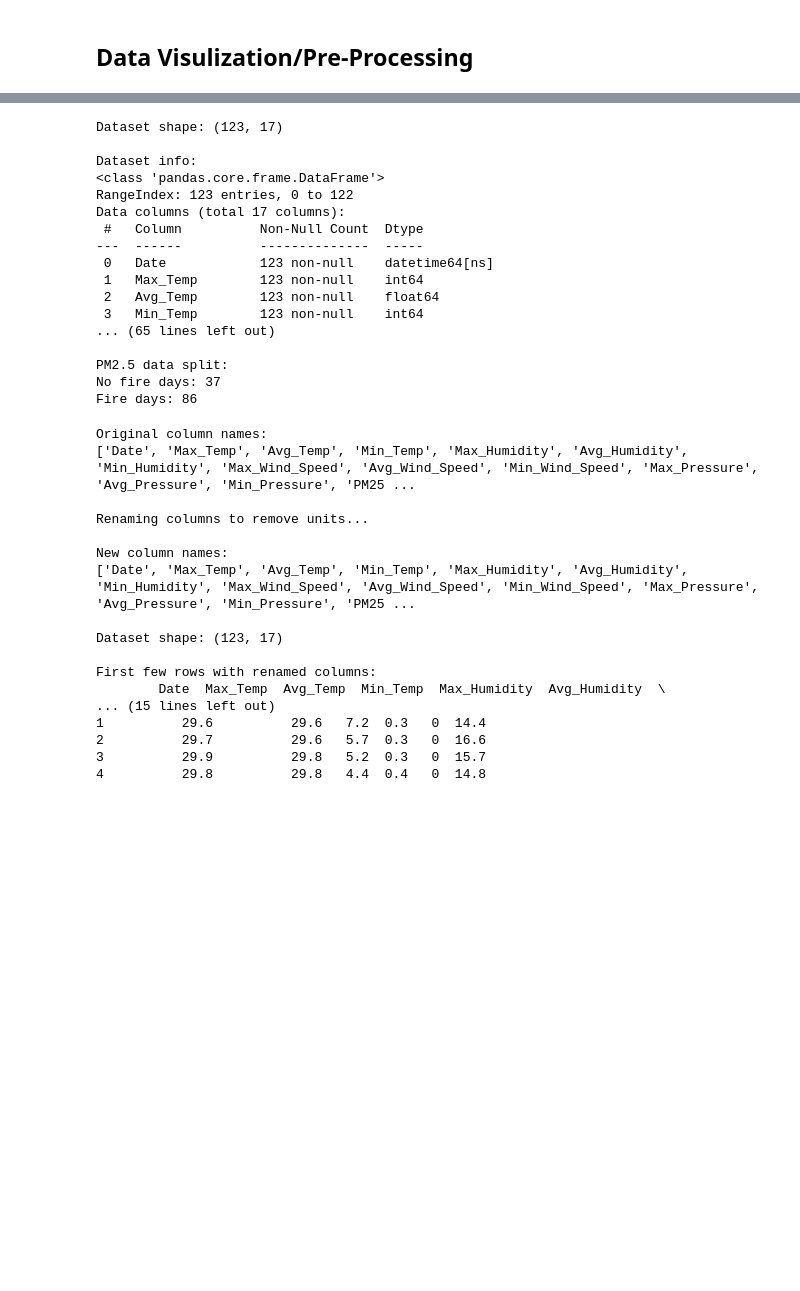
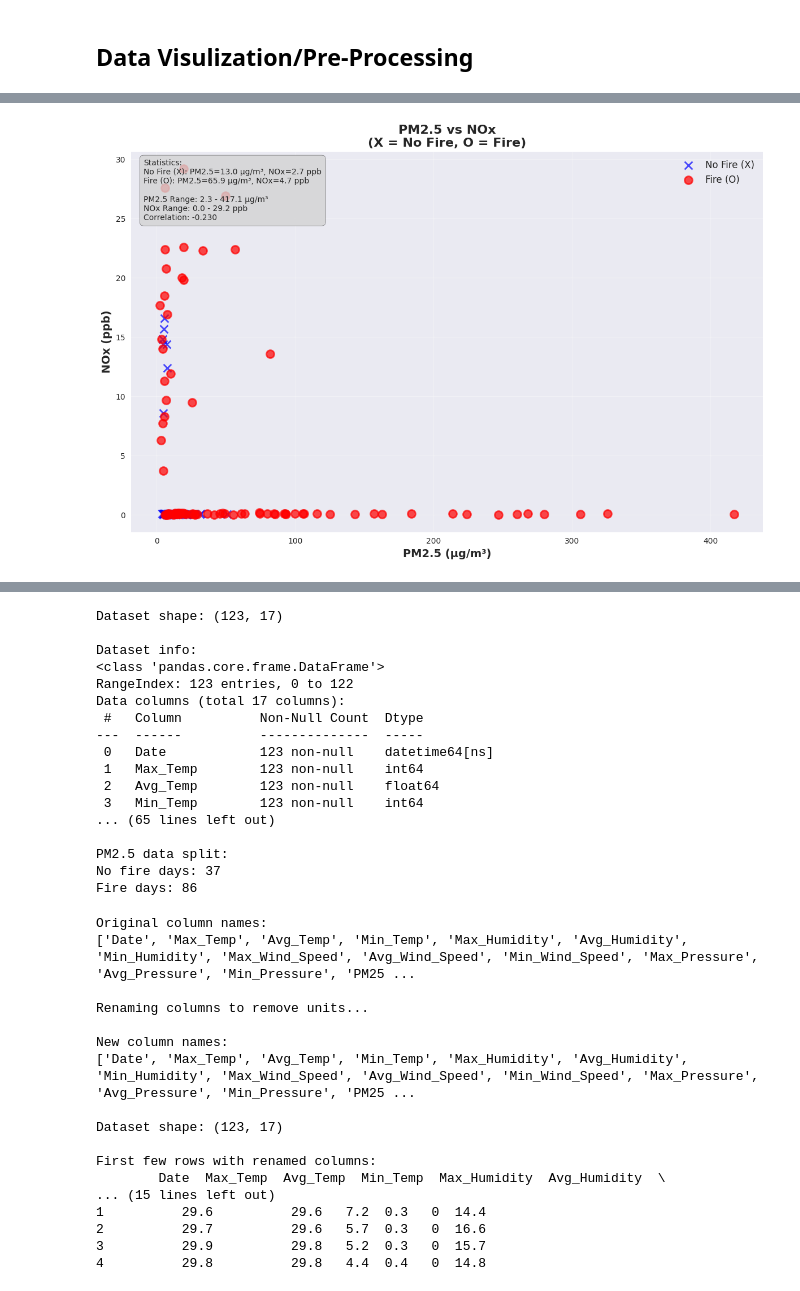
Before and after one commit to aveb7tacoma/engr697, a Jupyter notebook: data preprocessing/start.ipynb, the cells around one changed output, grey strips where cells are left out. Saved outputs shown, nothing was run; the diff lists cells and outputs as text; code cells hidden in the pictures; blank space fills up the shorter version.

```diff
--- a/data preprocessing/start.ipynb
+++ b/data preprocessing/start.ipynb
@@ -2,0 +399,98 @@
+# %%
+# ===== PM2.5 vs NOx SCATTER PLOT =====
+# Scatter plot with PM2.5 on x-axis, NOx on y-axis, and different markers for fire/no fire
+
+plt.figure(figsize=(12, 8))
+
+# Split data by fire occurrence
+no_fire_data = df[df['yn'] == 0]
+fire_data = df[df['yn'] == 1]
+
+# Create scatter plot with different markers
+plt.scatter(no_fire_data['PM25'], no_fire_data['NOx'],
+           marker='x', s=100, c='blue', alpha=0.7, label='No Fire (X)', linewidth=2)
+plt.scatter(fire_data['PM25'], fire_data['NOx'],
+           marker='o', s=100, c='red', alpha=0.7, label='Fire (O)', linewidth=2)
+
+# Customize the plot
+plt.xlabel('PM2.5 (µg/m³)', fontsize=14, fontweight='bold')
+plt.ylabel('NOx (ppb)', fontsize=14, fontweight='bold')
+plt.title('PM2.5 vs NOx\n(X = No Fire, O = Fire)', fontsize=16, fontweight='bold')
+plt.legend(fontsize=12)
+plt.grid(True, alpha=0.3)
+
+# Add statistics
+no_fire_pm25_mean = no_fire_data['PM25'].mean()
+fire_pm25_mean = fire_data['PM25'].mean()
+no_fire_nox_mean = no_fire_data['NOx'].mean()
+fire_nox_mean = fire_data['NOx'].mean()
+
+# Add text box with statistics
+stats_text = f"""Statistics:
+No Fire (X): PM2.5={no_fire_pm25_mean:.1f} µg/m³, NOx={no_fire_nox_mean:.1f} ppb
+Fire (O): PM2.5={fire_pm25_mean:.1f} µg/m³, NOx={fire_nox_mean:.1f} ppb
+
+PM2.5 Range: {df['PM25'].min():.1f} - {df['PM25'].max():.1f} µg/m³
+NOx Range: {df['NOx'].min():.1f} - {df['NOx'].max():.1f} ppb
+Correlation: {df['PM25'].corr(df['NOx']):.3f}"""
+
+plt.text(0.02, 0.98, stats_text, transform=plt.gca().transAxes,
+         verticalalignment='top', bbox=dict(boxstyle="round,pad=0.5",
+         facecolor="lightgray", alpha=0.8), fontsize=10)
+
+plt.tight_layout()
+plt.show()
+
+# Print detailed analysis
+print("="*60)
+print("PM2.5 vs NOx ANALYSIS")
+print("="*60)
+print(f"No Fire days: {len(no_fire_data)} (Blue X markers)")
+print(f"Fire days: {len(fire_data)} (Red O markers)")
+print(f"PM2.5 difference: {abs(fire_pm25_mean - no_fire_pm25_mean):.1f} µg/m³")
+print(f"NOx difference: {abs(fire_nox_mean - no_fire_nox_mean):.1f} ppb")
+
+# Calculate correlations
+pm25_nox_corr = df['PM25'].corr(df['NOx'])
+pm25_fire_corr = df['PM25'].corr(df['yn'])
+nox_fire_corr = df['NOx'].corr(df['yn'])
+
+print(f"\nCorrelation Analysis:")
+print(f"PM2.5 vs NOx correlation: {pm25_nox_corr:.3f}")
+print(f"PM2.5 vs Fire correlation: {pm25_fire_corr:.3f}")
+print(f"NOx vs Fire correlation: {nox_fire_corr:.3f}")
+
+print(f"\nData Summary:")
+print(f"PM2.5 - No Fire: Mean={no_fire_pm25_mean:.1f}, Std={no_fire_data['PM25'].std():.1f}")
+print(f"PM2.5 - Fire: Mean={fire_pm25_mean:.1f}, Std={fire_data['PM25'].std():.1f}")
+print(f"NOx - No Fire: Mean={no_fire_nox_mean:.1f}, Std={no_fire_data['NOx'].std():.1f}")
+print(f"NOx - Fire: Mean={fire_nox_mean:.1f}, Std={fire_data['NOx'].std():.1f}")
+
+print(f"\nKey Insights:")
+if pm25_nox_corr > 0.3:
+    print(f"- Strong positive correlation between PM2.5 and NOx ({pm25_nox_corr:.3f})")
+elif pm25_nox_corr < -0.3:
+    print(f"- Strong negative correlation between PM2.5 and NOx ({pm25_nox_corr:.3f})")
+else:
+    print(f"- Weak correlation between PM2.5 and NOx ({pm25_nox_corr:.3f})")
+
+if abs(pm25_fire_corr) > abs(nox_fire_corr):
+    print(f"- PM2.5 is more predictive of fire than NOx")
+else:
+    print(f"- NOx is more predictive of fire than PM2.5")
+
+print(f"\nAir Quality Comparison:")
+print(f"PM2.5 vs CO2 correlation: {df['PM25'].corr(df['CO2']):.3f}")
+print(f"PM2.5 vs NOx correlation: {pm25_nox_corr:.3f}")
+print(f"CO2 vs NOx correlation: {df['CO2'].corr(df['NOx']):.3f}")
+
+# Determine which air quality measure is most predictive
+air_quality_measures = {
+    'PM2.5': abs(pm25_fire_corr),
+    'CO2': abs(df['CO2'].corr(df['yn'])),
+    'NOx': abs(nox_fire_corr)
+}
+most_predictive = max(air_quality_measures, key=air_quality_measures.get)
+print(f"\nMost predictive air quality measure: {most_predictive} (correlation: {air_quality_measures[most_predictive]:.3f})")
+# %% [output]
+[figure, added]
```
Also changed, not shown: parts of 11 cells of this notebook, 1 other file.
